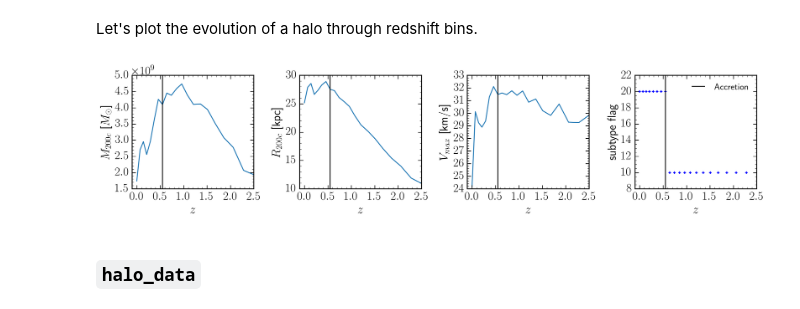
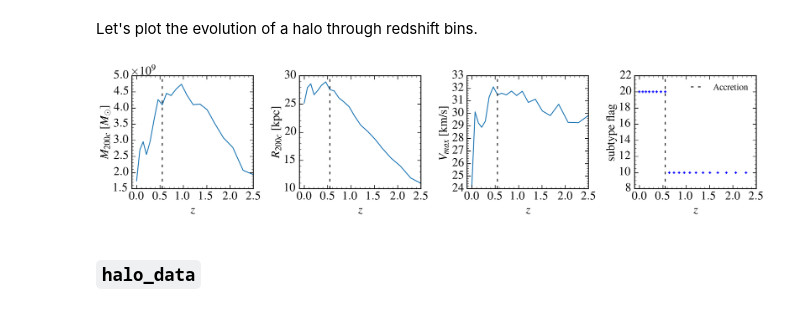
Before and after one commit to NoemiAM/TangoSIDM_satellites, a Jupyter notebook: examples/0 - TangoSIDM_data.ipynb, the cells around one changed output. Drawn from its saved outputs; the diff is of its cells as text; code cells hidden in the pictures.

```diff
--- a/examples/0 - TangoSIDM_data.ipynb
+++ b/examples/0 - TangoSIDM_data.ipynb
@@ -91,24 +91,24 @@ Let's plot the evolution of a halo through redshift bins.
 # %%
 with h5py.File(DATA_PATH+f"SigmaConstant00.hdf5", "r") as file:
 
     fig, axs = plt.subplots(1, 4, figsize=(16, 4), facecolor='w', sharex=True, dpi=200)
     tree_data = file['261763']['tree_data']
     axs[0].plot(tree_data['redshift'][:], tree_data['M200c'][:])
     axs[0].set_ylabel(r"$M_{200c}$ [$M_\odot$]")
     axs[1].plot(tree_data['redshift'][:], tree_data['R200c'][:])
     axs[1].set_ylabel(r"$R_{200c}$ [kpc]")
     axs[2].plot(tree_data['redshift'][:], tree_data['Vmax'][:])
     axs[2].set_ylabel(r"$V_{max}$ [km/s]")
     axs[3].scatter(tree_data['redshift'][:], tree_data['subtype'][:])
     axs[3].set_ylabel(r"subtype flag")
     for ax in axs:
         ax.set_xlim(-0.1, 2.5)
         ax.set_xlabel("$z$")
-        ax.axvline(tree_data['accretion'][1], label="Accretion")
+        ax.axvline(tree_data['accretion'][1], c='k', ls='--', label="Accretion")
     axs[3].legend(fontsize=15)
     plt.tight_layout()
 # %% [output]
-[figure, old version]
+[figure, new version]
 # %% [markdown]
 ### `halo_data`
 # %% [markdown]
```
Also changed, not shown: parts of 1 cell of this notebook, 32 other files.
